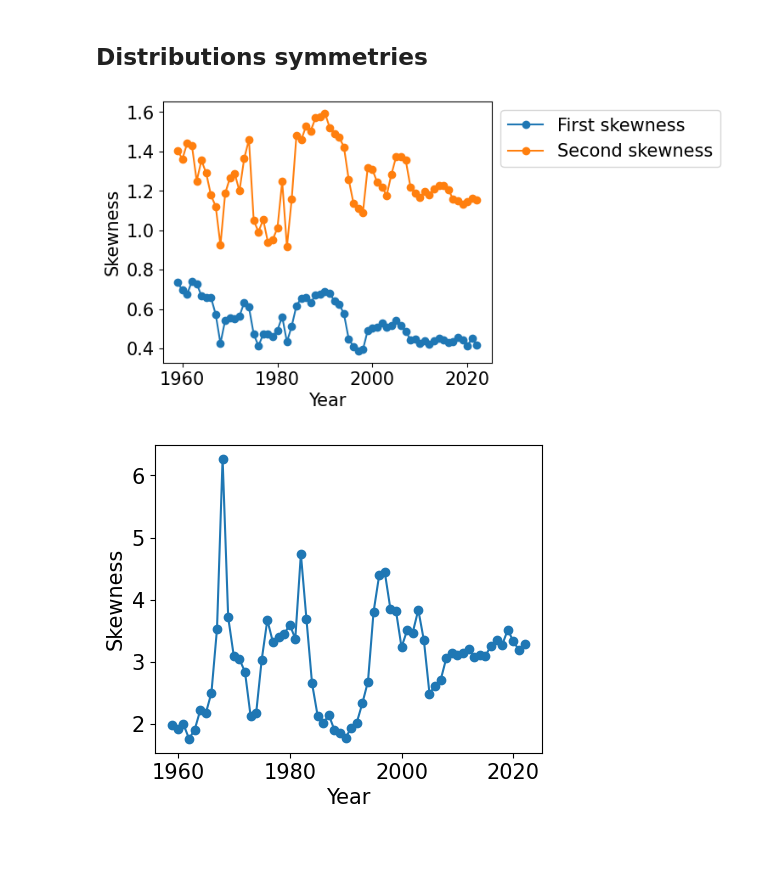
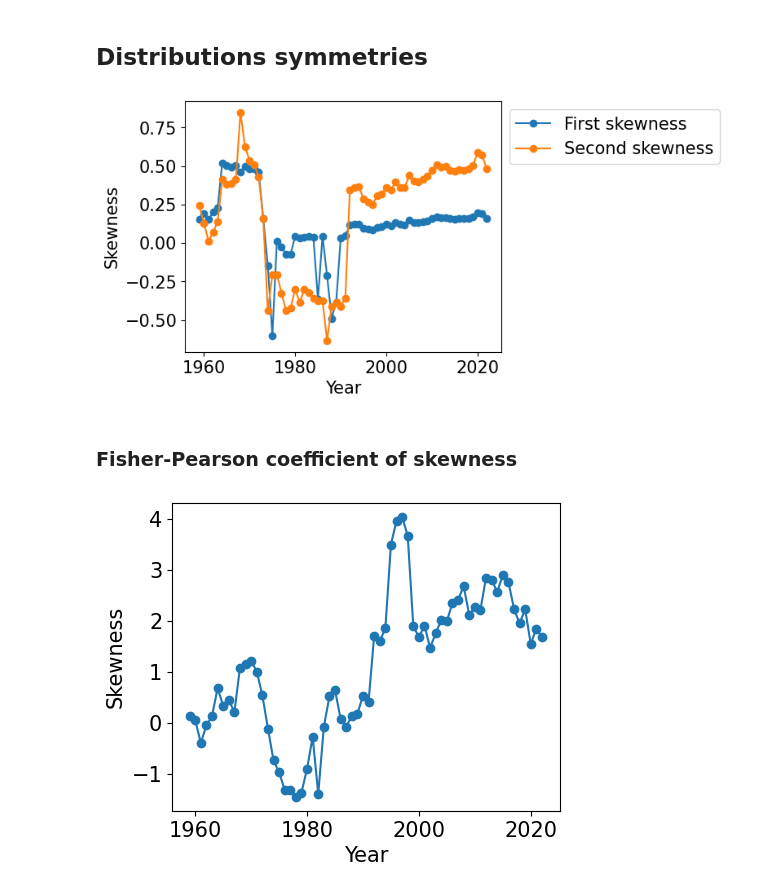
Before and after one commit to martalech/pop_charts_dynamics, a Jupyter notebook: position_change_distribution_analysis.ipynb, the cells around one changed output. Saved outputs shown, nothing was run; the diff lists cells and outputs as text; code cells hidden in the pictures; blank space fills up the shorter version.

Commit message:
Fixed skewness

```diff
--- a/position_change_distribution_analysis.ipynb
+++ b/position_change_distribution_analysis.ipynb
@@ -180,26 +180,29 @@ def pearson_second_skewness(distribution):
 # %%
 plt.figure(figsize=(5, 4))
 
 first_skewness_distributions = []
 second_skewness_distributions = []
 
 for year in range(1959, 2023):
-    first_skewness = pearson_first_skewness(distributions[year].values)
+    year_subset = billboard_subset[billboard_subset["year"] == year]["position_change"]
+    first_skewness = pearson_first_skewness(year_subset.values)
     first_skewness_distributions.append(first_skewness)
 
-    second_skewness = pearson_second_skewness(distributions[year].values)
+    second_skewness = pearson_second_skewness(year_subset.values)
     second_skewness_distributions.append(second_skewness)
 
 plt.plot(range(1959, 2023), first_skewness_distributions, marker="o")
 plt.plot(range(1959, 2023), second_skewness_distributions, marker="o")
 
 plt.xlabel("Year")
 plt.ylabel("Skewness")
 plt.legend(["First skewness", "Second skewness"], bbox_to_anchor=(1, 1), loc='upper left')
 
 plt.savefig("figures/skewness_distribution.pdf", format="pdf", bbox_inches="tight")
 # %% [output]
-[figure, old version]
+[figure, new version]
+# %% [markdown]
+### Fisher-Pearson coefficient of skewness
 # %%
 from scipy import stats
 
@@ -210,7 +213,8 @@ plt.figure(figsize=(5, 4))
 fisher_skewness_distributions = []
 
 for year in range(1959, 2023):
-    fisher_skweness = fisher_skewness(distributions[year].values)
+    year_subset = billboard_subset[billboard_subset["year"] == year]["position_change"]
+    fisher_skweness = fisher_skewness(year_subset.values)
     fisher_skewness_distributions.append(fisher_skweness)
 
 plt.plot(range(1959, 2023), fisher_skewness_distributions, marker="o")
@@ -220,4 +224,4 @@ plt.ylabel("Skewness")
 
 plt.savefig("figures/fisher_skewness_distribution.pdf", format="pdf", bbox_inches="tight")
 # %% [output]
-[figure, old version]
+[figure, new version]
```
Also changed, not shown: parts of 1 cell of this notebook, 6 other files.
